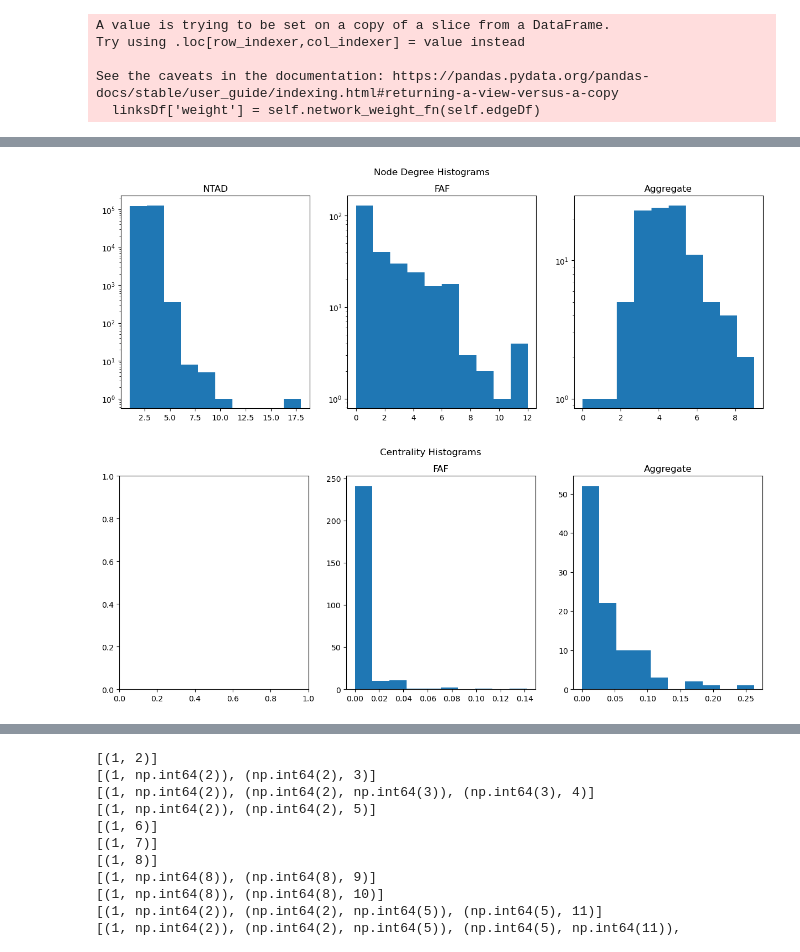
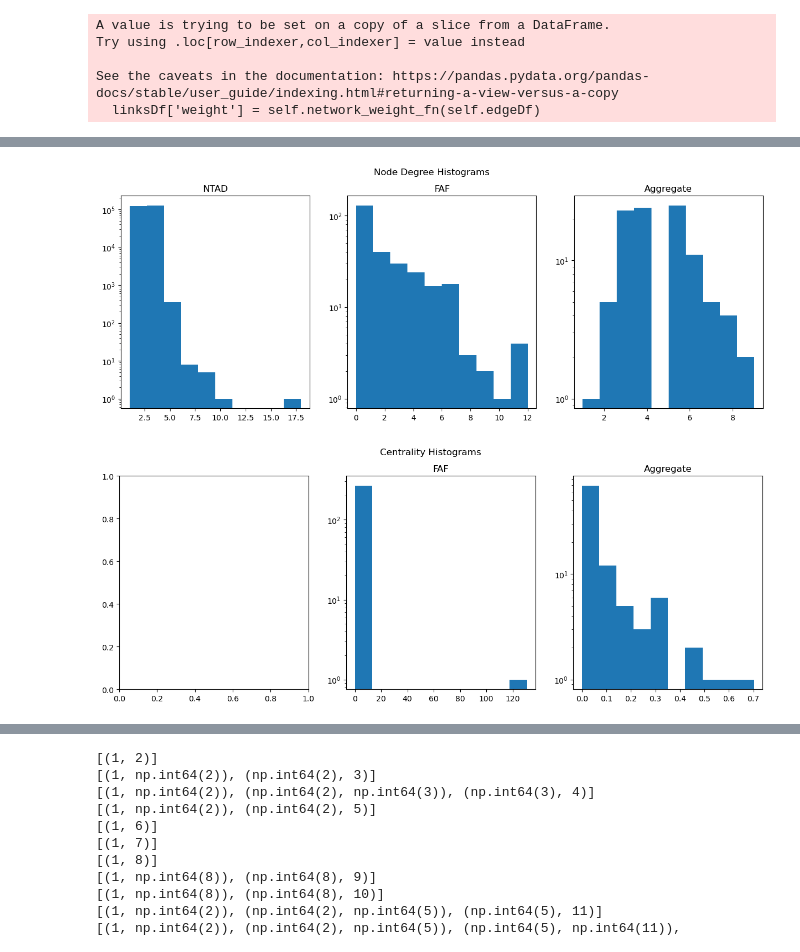
Before and after one commit to UMD-CTSM/network_flow_assignment, a Jupyter notebook: src/network_comparison.ipynb, the cells around one changed output, grey strips where cells are left out. Saved outputs shown, nothing was run; the diff lists cells and outputs as text; code cells hidden in the pictures.

```diff
--- a/src/network_comparison.ipynb
+++ b/src/network_comparison.ipynb
@@ -27,6 +27,7 @@ faf_nodes = gpd.GeoDataFrame.from_file(faf_network_dir / 'faf_nodes.shp')
 agg_network_dir = BASE_DIR / 'resources/shapefiles/agg_network'
 agg_links = gpd.GeoDataFrame.from_file(agg_network_dir / 'agg_links.shp')
 agg_nodes = gpd.GeoDataFrame.from_file(agg_network_dir / 'agg_nodes.shp')
+agg_nodes = agg_nodes.set_index('Node', drop=False)
 # %%
 ntad_geonet = GeoDataNetwork(ntad_nodes,ntad_links,'FRANODEID', lambda df : 0, lambda df : df[['FRFRANODE', 'TOFRANODE']])
 ntad_railnet = ntad_geonet.createNetwork(NAME='NTAD')
@@ -72,7 +73,7 @@ deg_fig.suptitle('Node Degree Histograms')
 conn_fig, conn_axes = plt.subplots(1,3, figsize=(15,5))
 conn_fig.suptitle('Centrality Histograms')
 
-
+# conn_axes[0].hist(usages, log=True)
 
 i = 0
 for name, net, geonet in (
@@ -89,11 +90,17 @@ for name, net, geonet in (
   deg_axes[i].set_title(name)
 
   if name != 'NTAD':
-    stat['Connectivity'] = nx.betweenness_centrality(net)
+    stat['Mean Connectivity'] = nx.average_node_connectivity(net)
+
+
+    stat['Betweenness Centrality'] = nx.betweenness_centrality(net, weight='weight')
+    stat['Mean Betweenness Centrality'] = np.array(list(stat['Betweenness Centrality'].values())).mean()
     # display(stat['Connectivity'].values())
     # break
-    conn_axes[i].hist(list(stat['Connectivity'].values()))
+    conn_axes[i].hist(list(stat['Betweenness Centrality'].values()), log=True)
     conn_axes[i].set_title(name)
+
+  stat['Clustering'] = nx.average_clustering(net)
 
   # stat['Centrality'] = nx.degree_centrality(net)
 
@@ -103,5 +110,9 @@ for name, net, geonet in (
 
 stats_df = pd.DataFrame(stats, index=['NTAD', 'FAF', 'Aggregate']).T
 stats_df
+
+# plt.show()
+# bcDf = pd.DataFrame([stats_df.loc['Connectivity', 'Aggregate'].values(), stats_df.loc['Connectivity', 'Aggregate'].keys()], index=['vals', 'keys']).T.sort_values('vals', ascending=False).reset_index()#.rename(columns={'index':''}).reset_index(drop=False)
+# display(bcDf)
 # %% [output]
 |  | NTAD | FAF | Aggregate |
@@ -113,5 +127,5 @@ stats_df
-[figure, old version]
+[figure, new version]
-[figure, old version]
+[figure, new version]
 # %%
 import time
 
```
Also changed, not shown: parts of 2 cells of this notebook.
